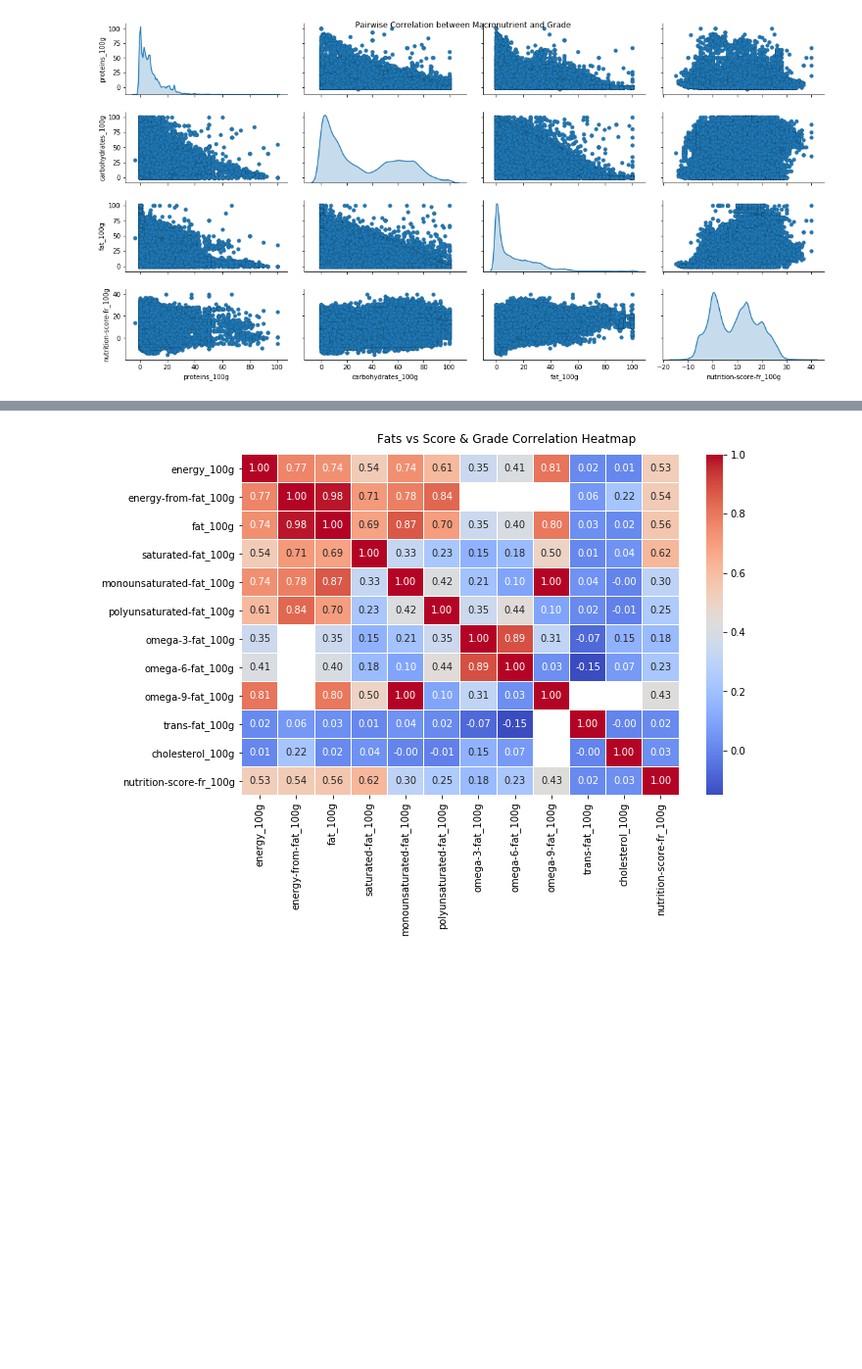
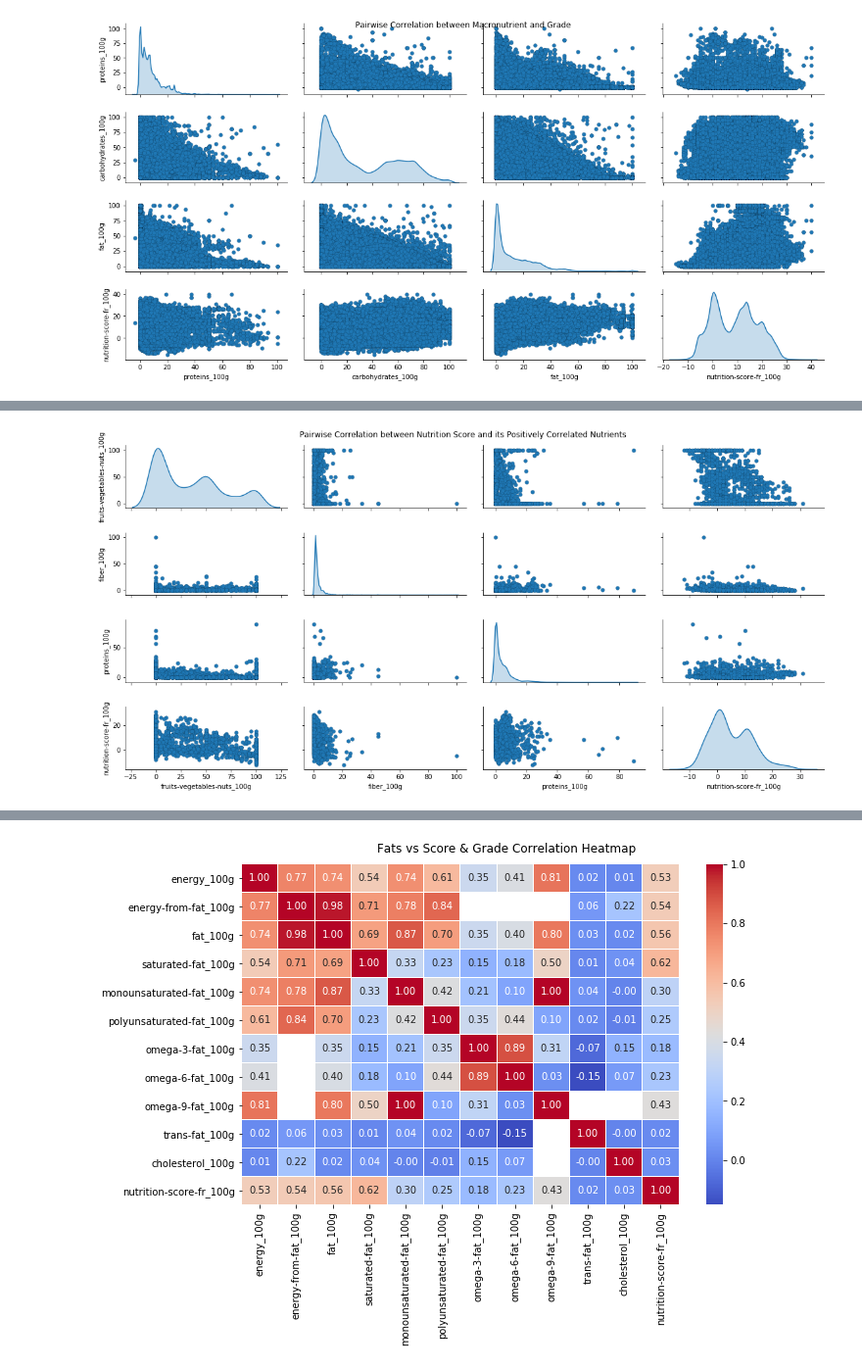
Before and after one commit to ruttario/OpenFoodFacts, a Jupyter notebook: food.ipynb, the cells around one changed output, grey strips where cells are left out. Shown at 98% size. Cells and saved outputs as stored; diff of their text form; code cells hidden in the pictures; blank space fills up the shorter version.

```diff
--- a/food.ipynb
+++ b/food.ipynb
@@ -304,0 +333,13 @@ t = fig.suptitle('Pairwise Correlation between Macronutrient and Grade')
+# %%
+# Pair-wise Scatter Plots
+cols = ['fruits-vegetables-nuts_100g', 'fiber_100g', 'proteins_100g', 'nutrition-score-fr_100g']
+neg_corr_pair = food[cols].dropna(how='any')
+neg_corr_pair = neg_corr_pair[(neg_corr_pair['fruits-vegetables-nuts_100g'] <= 100) & (neg_corr_pair['fiber_100g'] <= 100) & (neg_corr_pair['proteins_100g'] <= 100)]
+pp = sns.pairplot(neg_corr_pair, size=2, aspect=2,
+                  plot_kws=dict(edgecolor="k", linewidth=0.1),
+                  diag_kind="kde", diag_kws=dict(shade=True))
+
+fig = pp.fig
+t = fig.suptitle('Pairwise Correlation between Nutrition Score and its Positively Correlated Nutrients')
+# %% [output]
+[figure, added]
```
Also changed, not shown: parts of 19 cells of this notebook.
